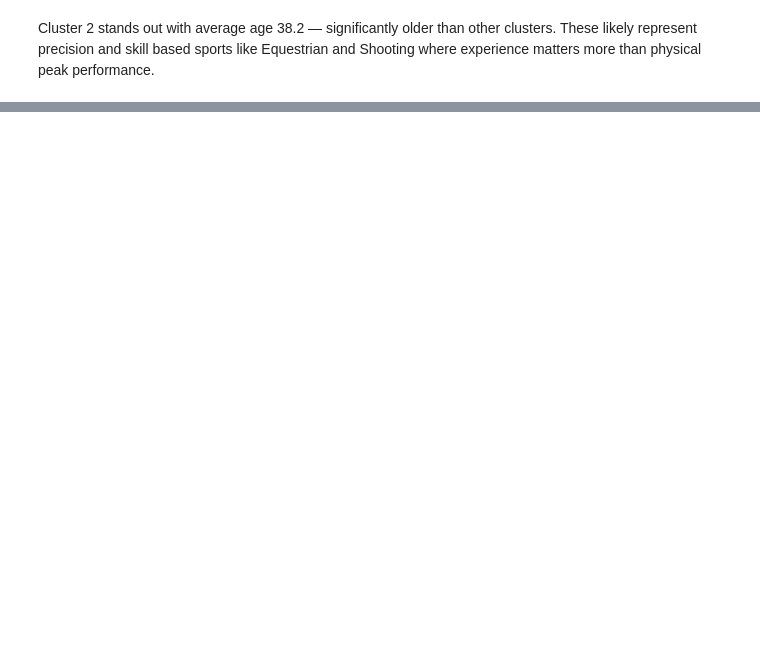
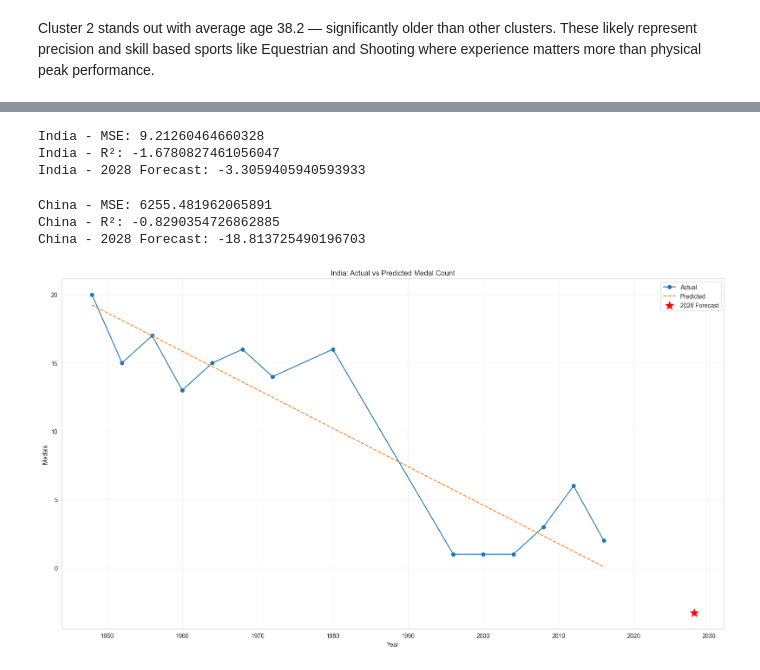
Before and after one commit to kunjagarwal-dev/olympics-data-analysis, a Jupyter notebook: notebooks/olympics_analysis.ipynb, the cells around one changed output, grey strips where cells are left out. Cells and saved outputs as stored; diff of their text form; code cells hidden in the pictures; blank space fills up the shorter version.

```diff
--- a/notebooks/olympics_analysis.ipynb
+++ b/notebooks/olympics_analysis.ipynb
@@ -837,0 +1143,72 @@ peak performance.
+# %%
+# Train/Test split for India
+india_condition = india_trend_df['Year'] >= 2000
+india_train_df = india_trend_df[~india_condition]
+india_test_df = india_trend_df[india_condition]
+
+india_X_train, india_y_train = india_train_df['Year'], india_train_df['Medals']
+india_X_test, india_y_test = india_test_df['Year'], india_test_df['Medals']
+
+india_X_train = india_X_train.values.reshape(-1,1)
+india_X_test = india_X_test.values.reshape(-1,1)
+
+# Fit Linear Regression for India
+india_lr = LinearRegression()
+india_lr.fit(india_X_train, india_y_train)
+india_y_pred = india_lr.predict(india_X_test)
+
+# Metrics for India
+india_mse = mean_squared_error(india_y_test, india_y_pred)
+india_r2 = r2_score(india_y_test, india_y_pred)
+print("India - MSE:", india_mse)
+print("India - R²:", india_r2)
+print("India - 2028 Forecast:", india_lr.predict([[2028]])[0])
+# %% [output]
+India - MSE: 9.21260464660328
+India - R²: -1.6780827461056047
+India - 2028 Forecast: -3.3059405940593933
+# %%
+# Train/Test split for China
+china_condition = china_trend_df['Year'] >= 2000
+china_train_df = china_trend_df[~china_condition]
+china_test_df = china_trend_df[china_condition]
+
+china_X_train, china_y_train = china_train_df['Year'], china_train_df['Medals']
+china_X_test, china_y_test = china_test_df['Year'], china_test_df['Medals']
+
+china_X_train = china_X_train.values.reshape(-1,1)
+china_X_test = china_X_test.values.reshape(-1,1)
+
+# Fit Linear Regression for China
+china_lr = LinearRegression()
+china_lr.fit(china_X_train, china_y_train)
+china_y_pred = china_lr.predict(china_X_test)
+
+# Metrics for China
+china_mse = mean_squared_error(china_y_test, china_y_pred)
+china_r2 = r2_score(china_y_test, china_y_pred)
+print("China - MSE:", china_mse)
+print("China - R²:", china_r2)
+print("China - 2028 Forecast:", china_lr.predict([[2028]])[0])
+# %% [output]
+China - MSE: 6255.481962065891
+China - R²: -0.8290354726862885
+China - 2028 Forecast: -18.813725490196703
+# %%
+# Visualization for India
+india_all_prediction = india_lr.predict(india_trend_df["Year"].values.reshape(-1,1))
+
+plt.figure(figsize=(16,9))
+plt.plot(india_trend_df['Year'], india_trend_df['Medals'], label='Actual', marker='o')
+plt.plot(india_trend_df['Year'], india_all_prediction, label='Predicted', linestyle='--')
+plt.scatter(x=2028, y=india_lr.predict([[2028]])[0], marker='*', s=200, label='2028 Forecast', color='red')
+plt.xlabel("Year")
+plt.ylabel("Medals")
+plt.title("India: Actual vs Predicted Medal Count")
+plt.legend()
+plt.grid(True, alpha=0.3)
+plt.tight_layout()
+plt.savefig('../graphs/country_performance_india.png', dpi=150, bbox_inches='tight')
+plt.show()
+# %% [output]
+[figure, added]
```
Also changed, not shown: parts of 41 cells of this notebook, 5 other files.
